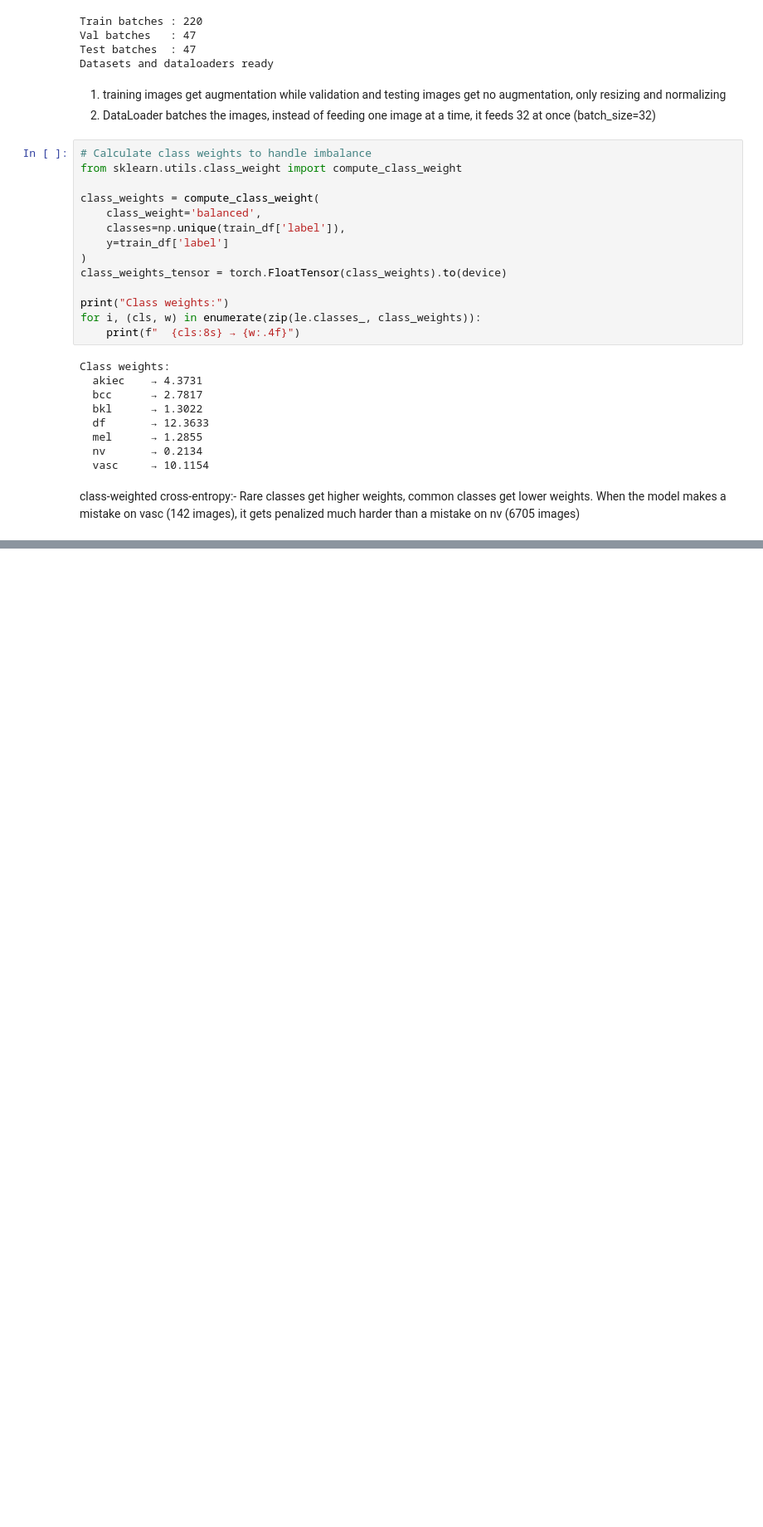
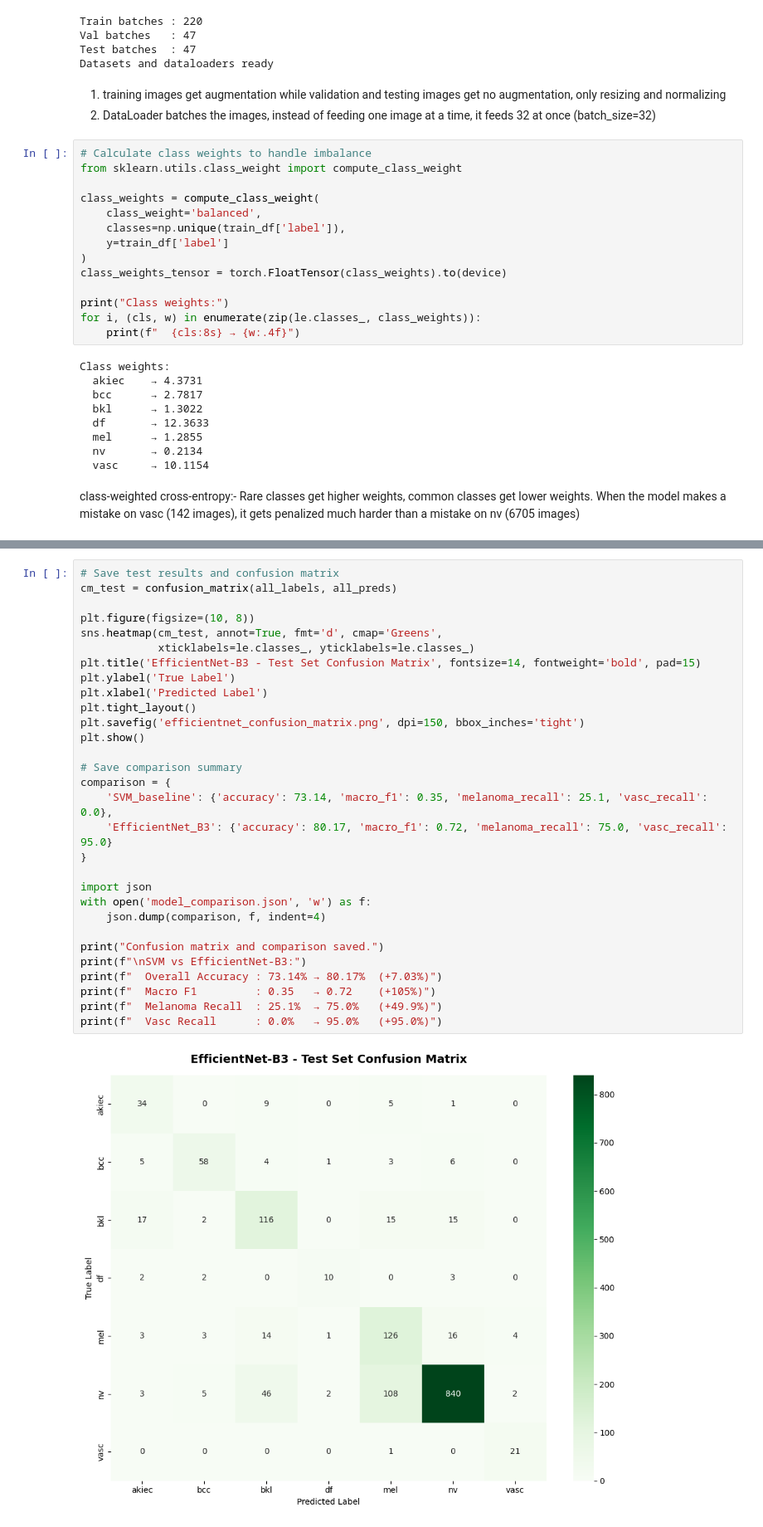
Before and after one commit to Ishikakaur8072005/dermoscopic-lesion-classification, a Jupyter notebook: notebooks/03-efficientnet-training.ipynb, the cells around one changed output, grey strips where cells are left out. Shown at 83% size. Cells and saved outputs as stored; diff of their text form; blank space fills up the shorter version.

```diff
--- a/notebooks/03-efficientnet-training.ipynb
+++ b/notebooks/03-efficientnet-training.ipynb
@@ -314,0 +352,32 @@ plt.show()
+# %%
+# Save test results and confusion matrix
+cm_test = confusion_matrix(all_labels, all_preds)
+
+plt.figure(figsize=(10, 8))
+sns.heatmap(cm_test, annot=True, fmt='d', cmap='Greens',
+            xticklabels=le.classes_, yticklabels=le.classes_)
+plt.title('EfficientNet-B3 - Test Set Confusion Matrix', fontsize=14, fontweight='bold', pad=15)
+plt.ylabel('True Label')
+plt.xlabel('Predicted Label')
+plt.tight_layout()
+plt.savefig('efficientnet_confusion_matrix.png', dpi=150, bbox_inches='tight')
+plt.show()
+
+# Save comparison summary
+comparison = {
+    'SVM_baseline': {'accuracy': 73.14, 'macro_f1': 0.35, 'melanoma_recall': 25.1, 'vasc_recall': 0.0},
+    'EfficientNet_B3': {'accuracy': 80.17, 'macro_f1': 0.72, 'melanoma_recall': 75.0, 'vasc_recall': 95.0}
+}
+
+import json
+with open('model_comparison.json', 'w') as f:
+    json.dump(comparison, f, indent=4)
+
+print("Confusion matrix and comparison saved.")
+print(f"\nSVM vs EfficientNet-B3:")
+print(f"  Overall Accuracy : 73.14% → 80.17%  (+7.03%)")
+print(f"  Macro F1         : 0.35   → 0.72    (+105%)")
+print(f"  Melanoma Recall  : 25.1%  → 75.0%   (+49.9%)")
+print(f"  Vasc Recall      : 0.0%   → 95.0%   (+95.0%)")
+# %% [output]
+[figure, added]
```
Also changed, not shown: parts of 5 cells of this notebook, 2 other files.
